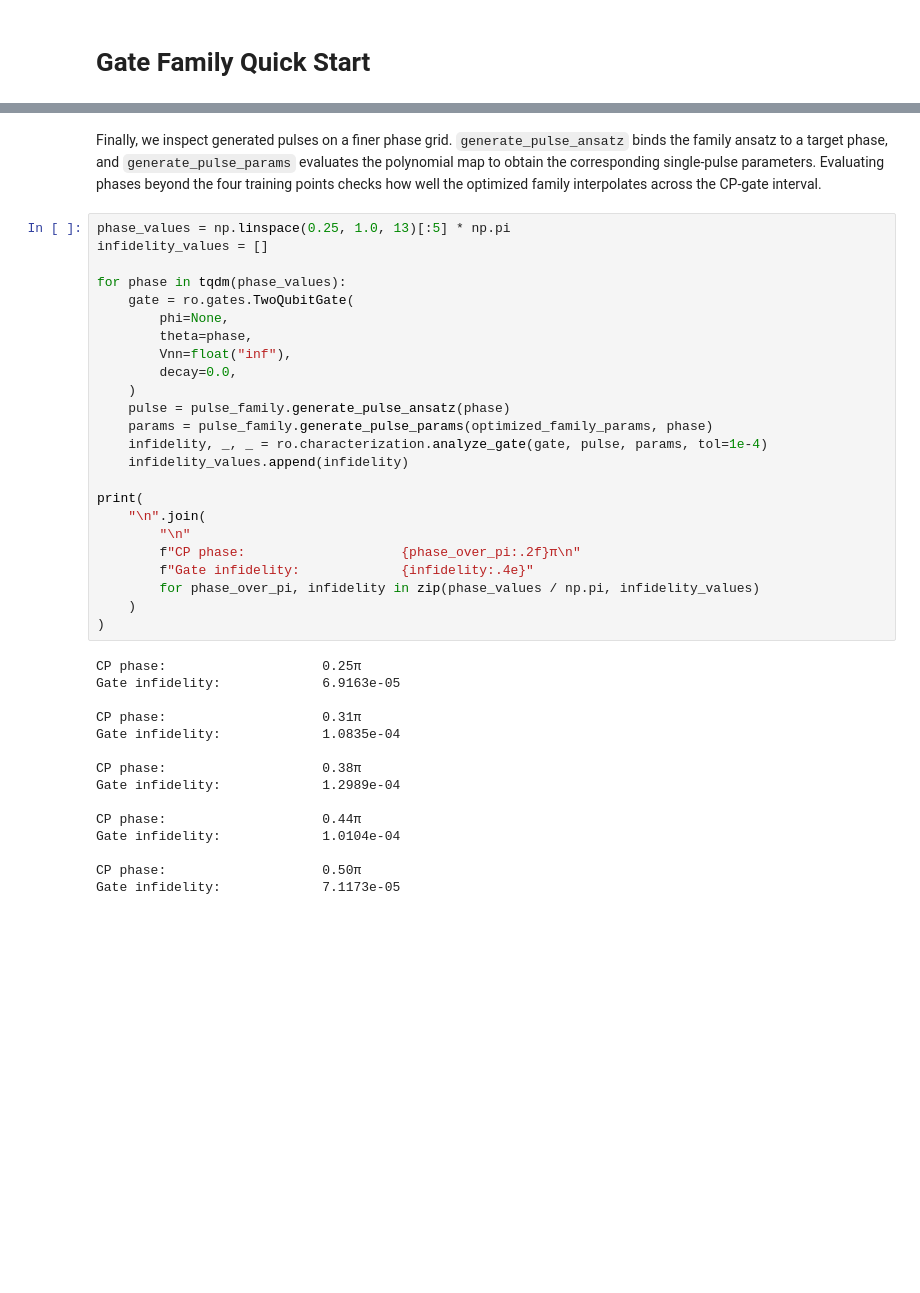
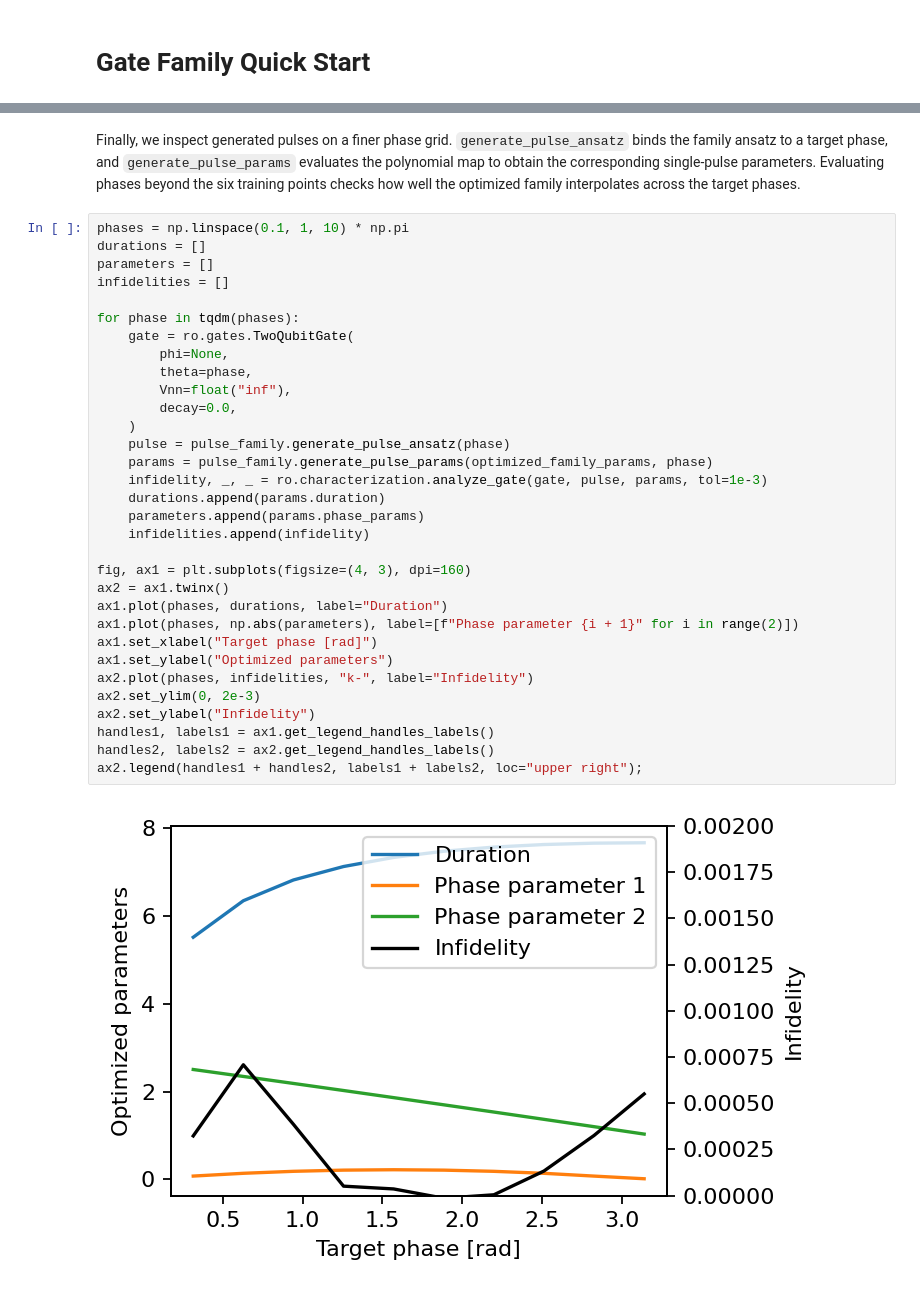
Before and after one commit to dflocher/rydopt, a Jupyter notebook: docs/examples/gate_family_quick_start.ipynb, the cells around one changed output, grey strips where cells are left out. Drawn from its saved outputs; the diff is of its cells as text; blank space fills up the shorter version.

```diff
--- a/docs/examples/gate_family_quick_start.ipynb
+++ b/docs/examples/gate_family_quick_start.ipynb
@@ -90,42 +91,37 @@ PulseFamilyParams(
 # %% [markdown]
-Finally, we inspect generated pulses on a finer phase grid. `generate_pulse_ansatz` binds the family ansatz to a target phase, and `generate_pulse_params` evaluates the polynomial map to obtain the corresponding single-pulse parameters. Evaluating phases beyond the four training points checks how well the optimized family interpolates across the CP-gate interval.
+Finally, we inspect generated pulses on a finer phase grid. `generate_pulse_ansatz` binds the family ansatz to a target phase, and `generate_pulse_params` evaluates the polynomial map to obtain the corresponding single-pulse parameters. Evaluating phases beyond the six training points checks how well the optimized family interpolates across the target phases.
 # %%
-phase_values = np.linspace(0.25, 1.0, 13)[:5] * np.pi
-infidelity_values = []
+phases = np.linspace(0.1, 1, 10) * np.pi
+durations = []
+parameters = []
+infidelities = []
 
-for phase in tqdm(phase_values):
+for phase in tqdm(phases):
     gate = ro.gates.TwoQubitGate(
         phi=None,
         theta=phase,
         Vnn=float("inf"),
         decay=0.0,
     )
     pulse = pulse_family.generate_pulse_ansatz(phase)
     params = pulse_family.generate_pulse_params(optimized_family_params, phase)
-    infidelity, _, _ = ro.characterization.analyze_gate(gate, pulse, params, tol=1e-4)
-    infidelity_values.append(infidelity)
+    infidelity, _, _ = ro.characterization.analyze_gate(gate, pulse, params, tol=1e-3)
+    durations.append(params.duration)
+    parameters.append(params.phase_params)
+    infidelities.append(infidelity)
 
-print(
-    "\n".join(
-        "\n"
-        f"CP phase:                    {phase_over_pi:.2f}π\n"
-        f"Gate infidelity:             {infidelity:.4e}"
-        for phase_over_pi, infidelity in zip(phase_values / np.pi, infidelity_values)
-    )
-)
+fig, ax1 = plt.subplots(figsize=(4, 3), dpi=160)
+ax2 = ax1.twinx()
+ax1.plot(phases, durations, label="Duration")
+ax1.plot(phases, np.abs(parameters), label=[f"Phase parameter {i + 1}" for i in range(2)])
+ax1.set_xlabel("Target phase [rad]")
+ax1.set_ylabel("Optimized parameters")
+ax2.plot(phases, infidelities, "k-", label="Infidelity")
+ax2.set_ylim(0, 2e-3)
+ax2.set_ylabel("Infidelity")
+handles1, labels1 = ax1.get_legend_handles_labels()
+handles2, labels2 = ax2.get_legend_handles_labels()
+ax2.legend(handles1 + handles2, labels1 + labels2, loc="upper right");
 # %% [output]
-CP phase:                    0.25π
-Gate infidelity:             6.9163e-05
-
-CP phase:                    0.31π
-Gate infidelity:             1.0835e-04
-
-CP phase:                    0.38π
-Gate infidelity:             1.2989e-04
-
-CP phase:                    0.44π
-Gate infidelity:             1.0104e-04
-
-CP phase:                    0.50π
-Gate infidelity:             7.1173e-05
+[figure, added]
 # %% [markdown]
```
Also changed, not shown: parts of 12 cells of this notebook, 5 other files.
